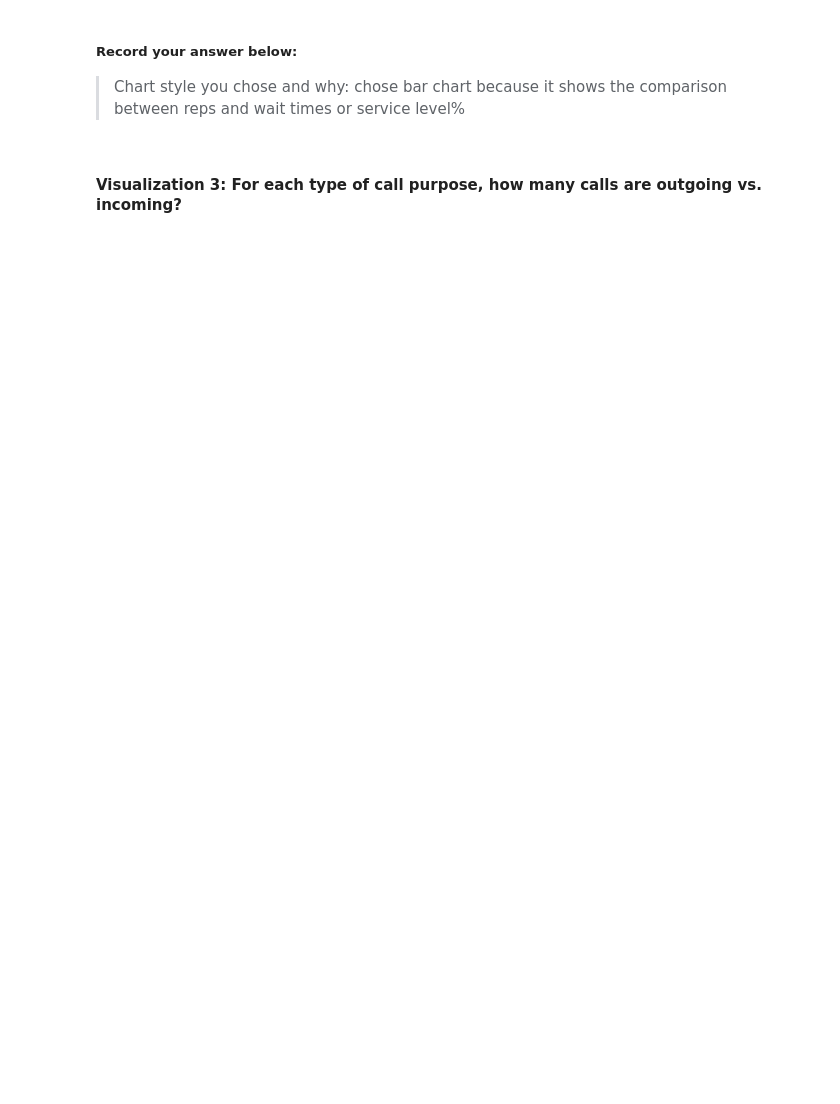
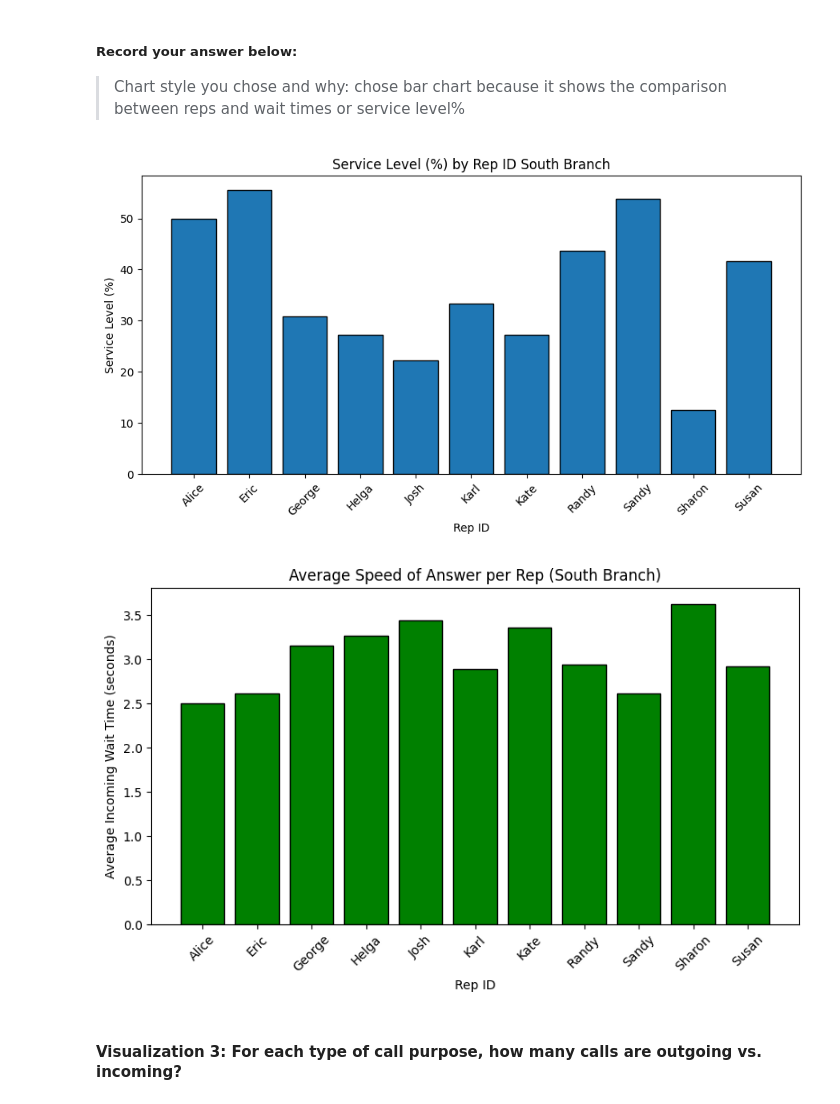
Before and after one commit to SeshasreeB/data-analysis-projects, a Jupyter notebook: call-center-cleanupAssignment/Call_Center_Cleanup.ipynb, the cells around one changed output. Saved outputs shown, nothing was run; the diff lists cells and outputs as text; code cells hidden in the pictures; blank space fills up the shorter version.

```diff
--- a/call-center-cleanupAssignment/Call_Center_Cleanup.ipynb
+++ b/call-center-cleanupAssignment/Call_Center_Cleanup.ipynb
@@ -428,6 +447,54 @@ plt.show()
 ##### Record your answer below:
 
 > Chart style you chose and why: chose bar chart because it shows the comparison between reps and wait times or service level%
+# %%
+# Create visualization 2 here
+# north_plt contains the data you need for the average speed of answer of each rep
+
+south_plt = south_df.groupby("Rep ID")["Incoming Wait Time"].mean().to_frame().reset_index()
+
+# Finding each Rep's Personal Service Level Percentage.  Basically, Calls within 2 secs / total calls
+
+# Table 1: Total Incoming calls less than 2 seconds grouped by Rep
+quick_calls = south_df[south_df["Incoming Wait Time"] <= 2.0]
+quick_reps = quick_calls[["Rep ID", "Calls"]]
+quick_stats = quick_reps.groupby(["Rep ID"]).sum()  # Final Table
+
+
+# Table 2: Total Incoming Calls Only grouped by Rep
+total_calls_in = south_df[south_df["Incoming or Outgoing"] == "Incoming"]
+rep_calls = total_calls_in[["Rep ID", "Calls"]]
+total_stats = rep_calls.groupby(["Rep ID"]).sum() # Final Table
+
+#  Table 3: Service Level Percentage created via merge
+service_level = pd.merge(quick_stats, total_stats, on="Rep ID")
+
+# Create Percentage Column in Table 3
+service_level["Service Level %"] = service_level["Calls_x"]/service_level["Calls_y"] * 100
+
+#Your Code Here:
+import matplotlib.pyplot as plt
+plt.figure(figsize=(9,5))
+plt.bar(service_level.index, service_level["Service Level %"], edgecolor = "black")
+plt.title("Service Level (%) by Rep ID South Branch")
+plt.xlabel("Rep ID")
+plt.ylabel("Service Level (%)")
+plt.xticks(ticks=service_level.index, labels=service_level.index, rotation=45)
+plt.tight_layout()
+plt.show()
+# -------------------------------------------------------------------
+plt.figure(figsize=(8, 5))
+plt.bar(south_plt["Rep ID"], south_plt["Incoming Wait Time"], edgecolor="black", color = "green")
+plt.title("Average Speed of Answer per Rep (South Branch)")
+plt.xlabel("Rep ID")
+plt.ylabel("Average Incoming Wait Time (seconds)")
+plt.xticks(rotation=45)
+
+plt.tight_layout()
+plt.show()
+# %% [output]
+[figure, added]
+[figure, added]
 # %% [markdown]
 #### Visualization 3: For each type of call purpose, how many calls are outgoing vs. incoming?
 # %%
```
Also changed, not shown: parts of 11 cells of this notebook.
